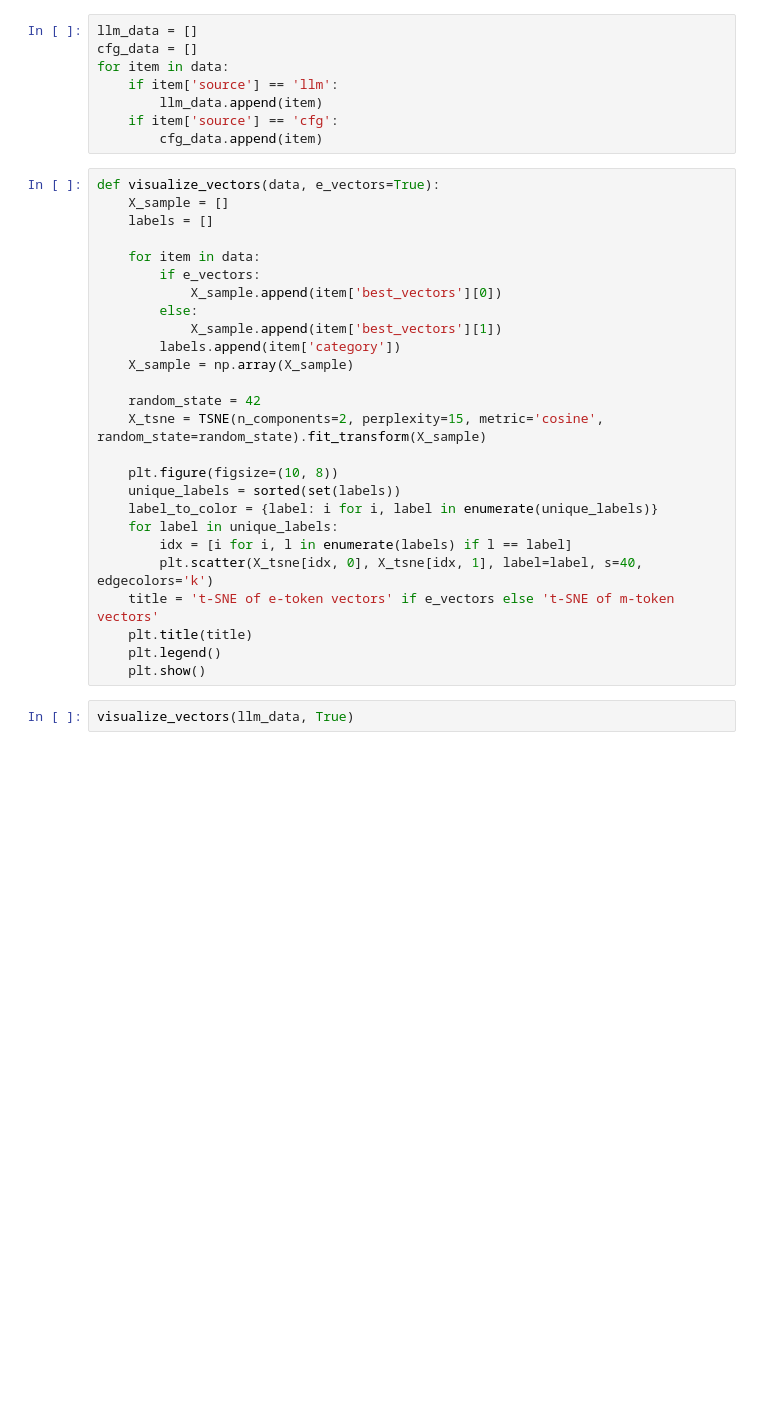
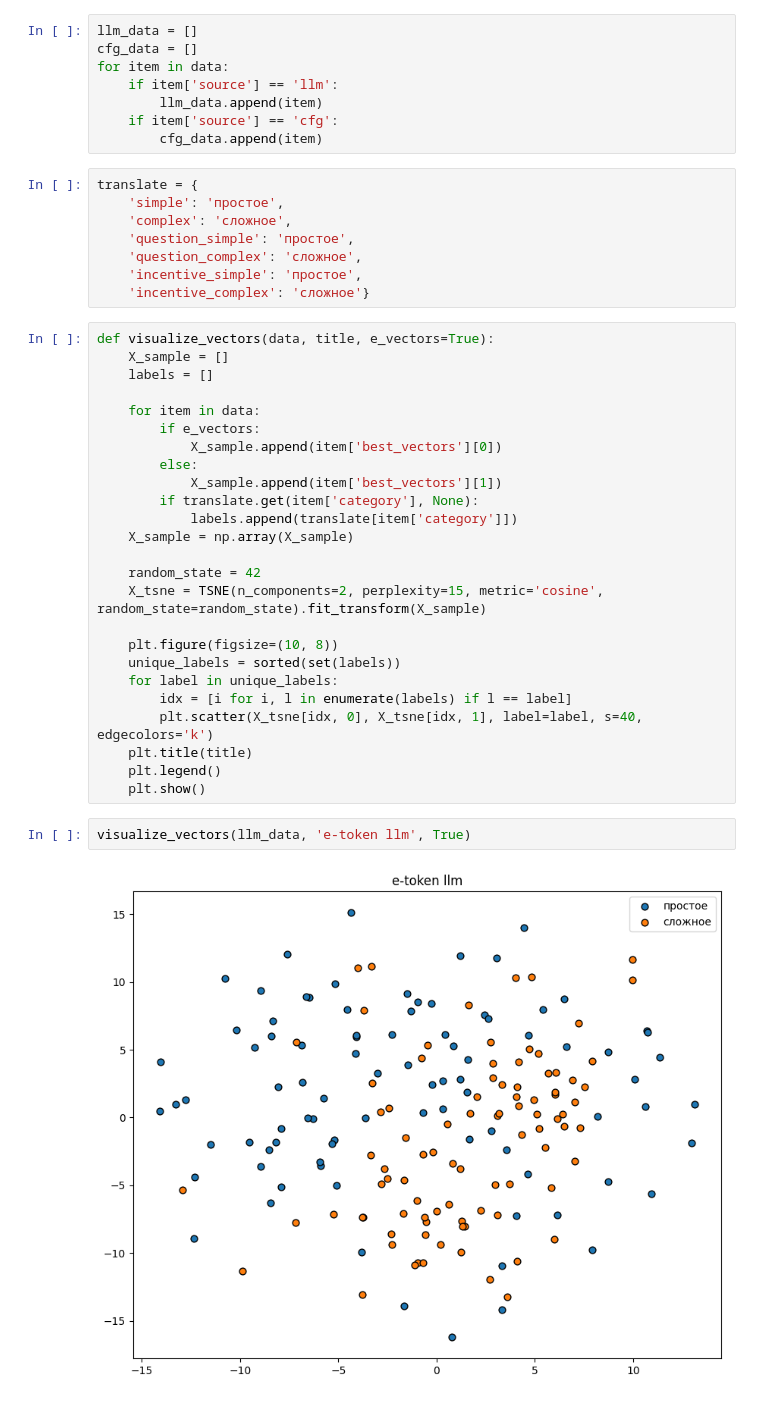
Before and after one commit to PalkinEgor/diploma, a Jupyter notebook: notebooks/e_m_syntax_analyze.ipynb, the cells around one changed output. Saved outputs shown, nothing was run; the diff lists cells and outputs as text; blank space fills up the shorter version.

```diff
--- a/notebooks/e_m_syntax_analyze.ipynb
+++ b/notebooks/e_m_syntax_analyze.ipynb
@@ -14,8 +16,16 @@ for item in data:
         llm_data.append(item)
     if item['source'] == 'cfg':
         cfg_data.append(item)
+# %%
+translate = {
+    'simple': 'простое',
+    'complex': 'сложное',
+    'question_simple': 'простое',
+    'question_complex': 'сложное',
+    'incentive_simple': 'простое',
+    'incentive_complex': 'сложное'}
 # %%
-def visualize_vectors(data, e_vectors=True):
+def visualize_vectors(data, title, e_vectors=True):
     X_sample = []
     labels = []
 
@@ -24,7 +34,8 @@ def visualize_vectors(data, e_vectors=True):
             X_sample.append(item['best_vectors'][0])
         else:
             X_sample.append(item['best_vectors'][1])
-        labels.append(item['category'])
+        if translate.get(item['category'], None):
+            labels.append(translate[item['category']])
     X_sample = np.array(X_sample)
 
     random_state = 42
@@ -32,14 +43,14 @@ def visualize_vectors(data, e_vectors=True):
 
     plt.figure(figsize=(10, 8))
     unique_labels = sorted(set(labels))
-    label_to_color = {label: i for i, label in enumerate(unique_labels)}
     for label in unique_labels:
         idx = [i for i, l in enumerate(labels) if l == label]
         plt.scatter(X_tsne[idx, 0], X_tsne[idx, 1], label=label, s=40, edgecolors='k')
-    title = 't-SNE of e-token vectors' if e_vectors else 't-SNE of m-token vectors'
     plt.title(title)
     plt.legend()
     plt.show()
 # %%
-visualize_vectors(llm_data, True)
+visualize_vectors(llm_data, 'e-token llm', True)
+# %% [output]
+[figure, added]
 # %%
```
Also changed, not shown: parts of 10 cells of this notebook, 7 other files.
